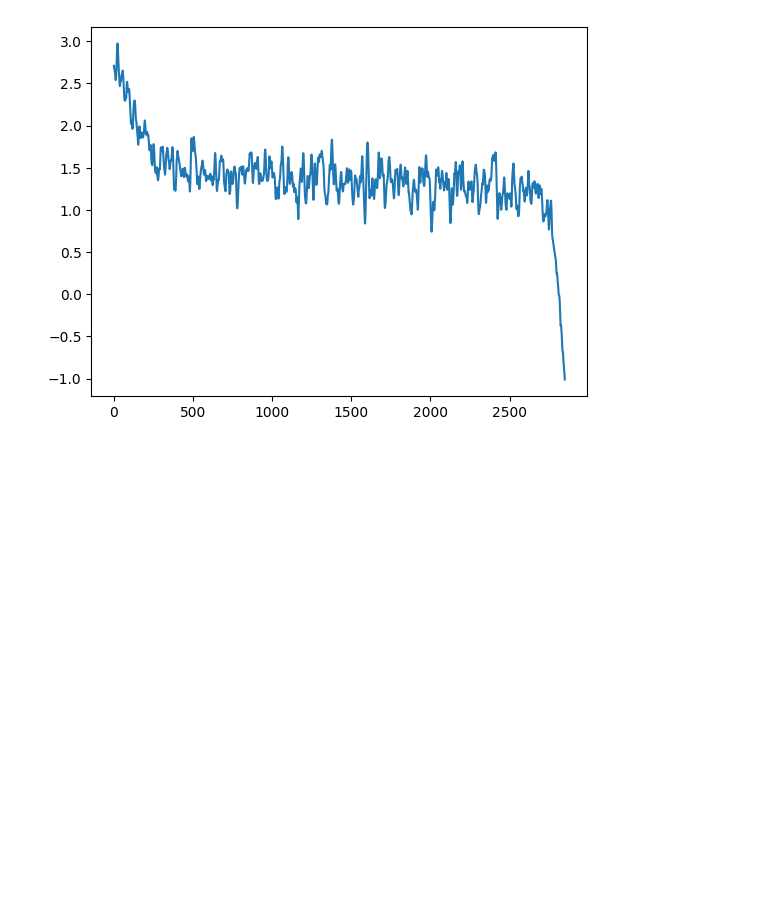
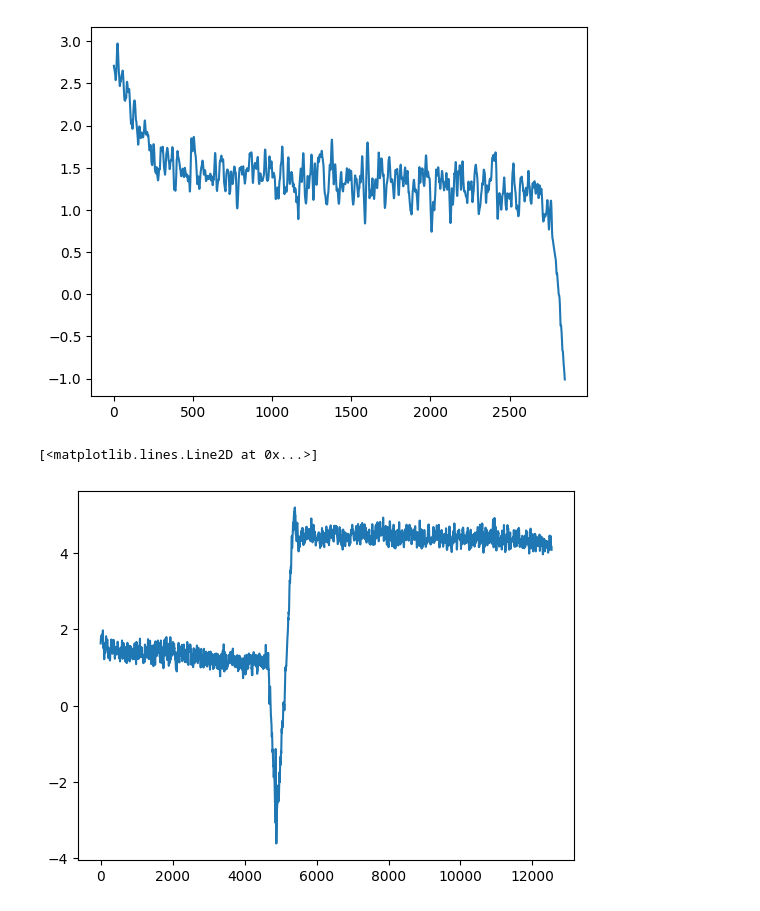
Before and after one commit to alapkshirsagar/active-tactile-hardness-classification, a Jupyter notebook: src/lab.ipynb, the cells around one changed output. Cells and saved outputs as stored; diff of their text form; code cells hidden in the pictures; blank space fills up the shorter version.

```diff
--- a/src/lab.ipynb
+++ b/src/lab.ipynb
@@ -86,3 +86,10 @@ plt.plot(forces[:,1])
 # %% [output]
 [<matplotlib.lines.Line2D at 0x...>]
 [figure]
+# %%
+forces = np.load("../data/forces/74edebfe-2a0f-4839-b4fc-37e9be3bcf10.npy")
+
+plt.plot(forces[:,1])
+# %% [output]
+[<matplotlib.lines.Line2D at 0x...>]
+[figure, added]
```
Also changed, not shown: parts of 2 cells of this notebook, 2 other files.
